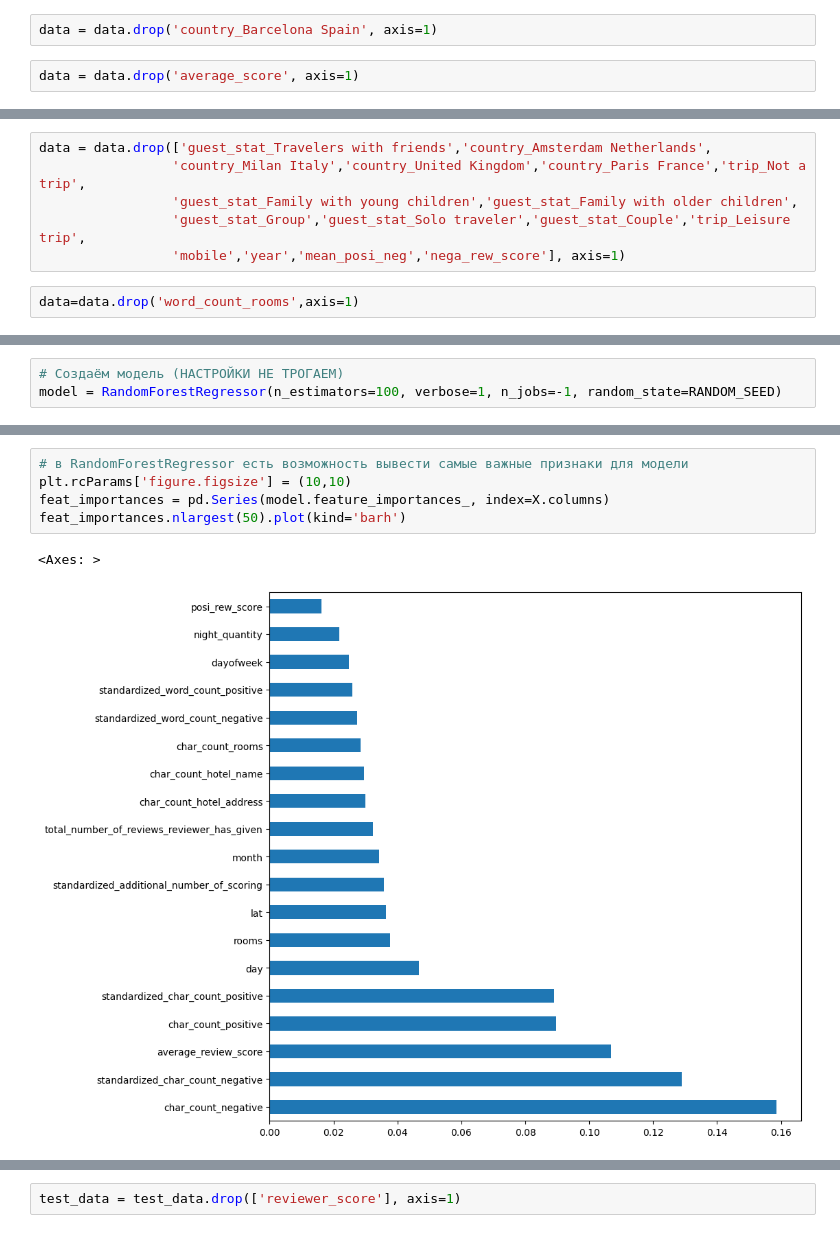
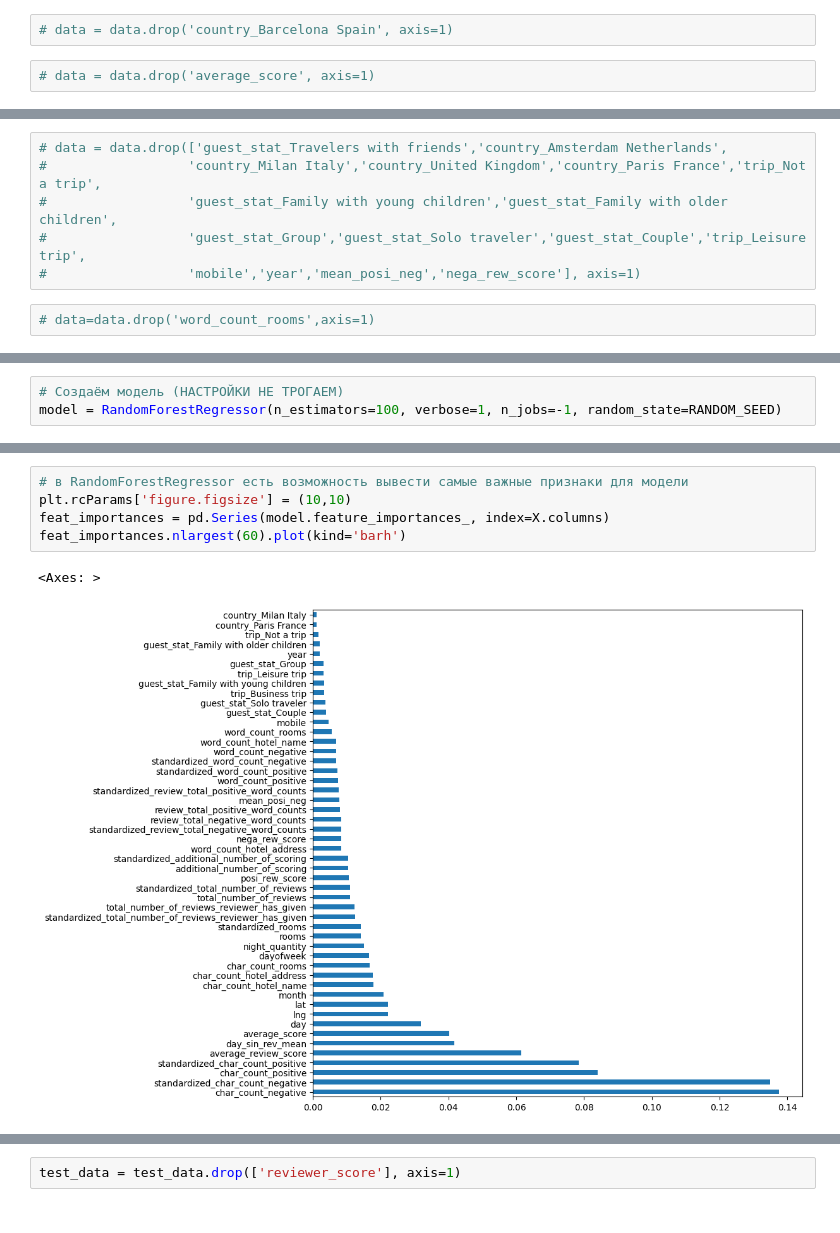
Before and after one commit to qv1k1/I_Win, a Jupyter notebook: version-25-06-04-24.ipynb, the cells around one changed output, grey strips where cells are left out. Drawn from its saved outputs; the diff is of its cells as text.

```diff
--- a/version-25-06-04-24.ipynb
+++ b/version-25-06-04-24.ipynb
@@ -1444,7 +1518,7 @@ data = data.drop('additional_number_of_scoring', axis=1)
 # %%
-data = data.drop('country_Barcelona Spain', axis=1)
+# data = data.drop('country_Barcelona Spain', axis=1)
 # %%
-data = data.drop('average_score', axis=1)
+# data = data.drop('average_score', axis=1)
 # %%
 data.info()
 # %% [output]
@@ -1468,11 +1542,11 @@ memory usage: 139.7 MB
 # %%
-data = data.drop(['guest_stat_Travelers with friends','country_Amsterdam Netherlands',
-                 'country_Milan Italy','country_United Kingdom','country_Paris France','trip_Not a trip',
-                 'guest_stat_Family with young children','guest_stat_Family with older children',
-                 'guest_stat_Group','guest_stat_Solo traveler','guest_stat_Couple','trip_Leisure trip',
-                 'mobile','year','mean_posi_neg','nega_rew_score'], axis=1)
+# data = data.drop(['guest_stat_Travelers with friends','country_Amsterdam Netherlands',
+#                  'country_Milan Italy','country_United Kingdom','country_Paris France','trip_Not a trip',
+#                  'guest_stat_Family with young children','guest_stat_Family with older children',
+#                  'guest_stat_Group','guest_stat_Solo traveler','guest_stat_Couple','trip_Leisure trip',
+#                  'mobile','year','mean_posi_neg','nega_rew_score'], axis=1)
 # %%
-data=data.drop('word_count_rooms',axis=1)
+# data=data.drop('word_count_rooms',axis=1)
 # %%
 # data.pypsik()
 # %%
@@ -1525,10 +1635,10 @@ MAPE: 0.9199380437171183
 # %%
 # в RandomForestRegressor есть возможность вывести самые важные признаки для модели
 plt.rcParams['figure.figsize'] = (10,10)
 feat_importances = pd.Series(model.feature_importances_, index=X.columns)
-feat_importances.nlargest(50).plot(kind='barh')
+feat_importances.nlargest(60).plot(kind='barh')
 # %% [output]
 <Axes: >
-[figure, old version]
+[figure, new version]
 # %%
 data.pypsk()
```
Also changed, not shown: parts of 41 cells of this notebook.
